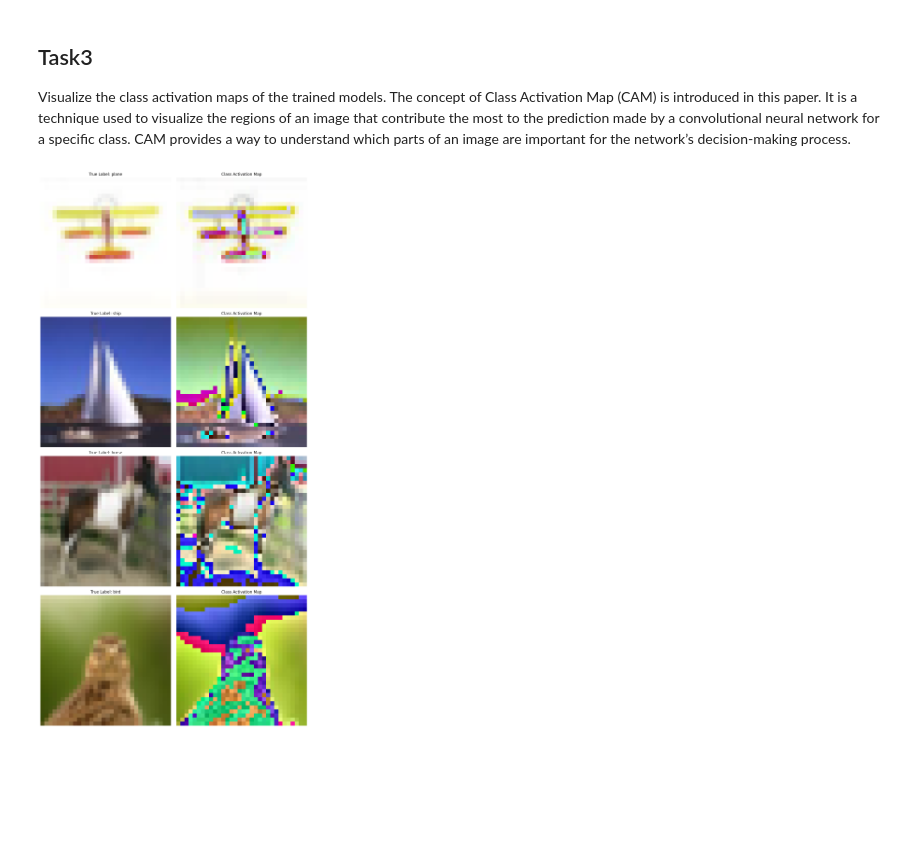
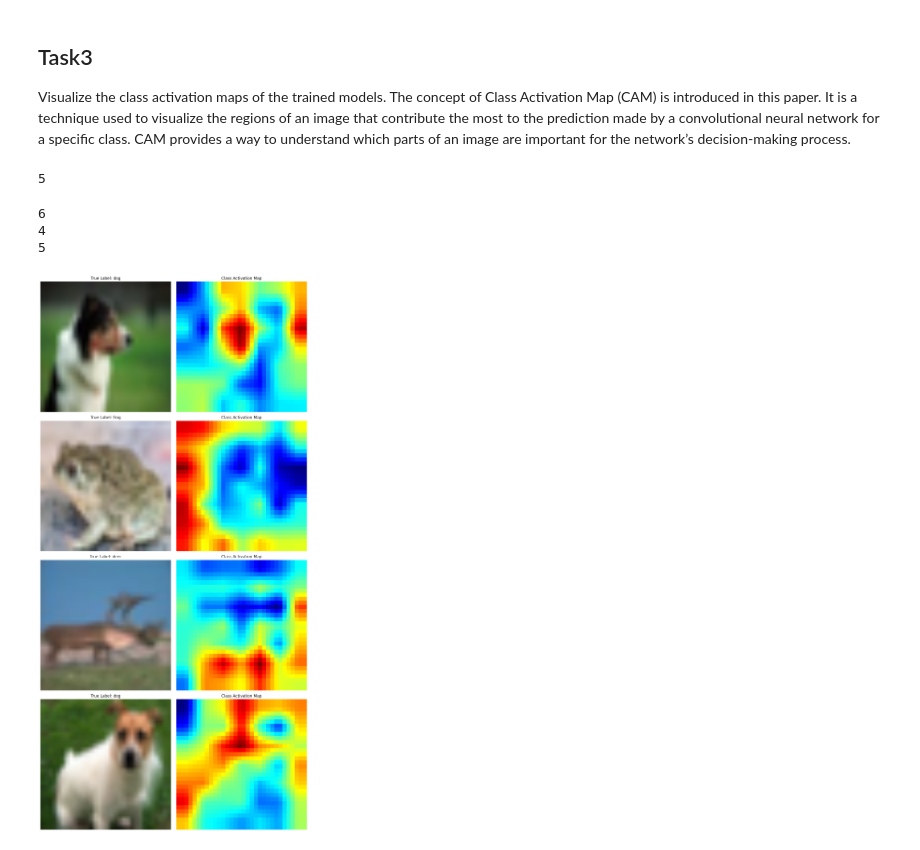
Before and after one commit to Jiang-Feiyu/Deep-learning-Image-Classification, a Jupyter notebook: LP_Relu.ipynb, the cells around one changed output. Drawn from its saved outputs; the diff is of its cells as text; code cells hidden in the pictures; blank space fills up the shorter version.

```diff
--- a/LP_Relu.ipynb
+++ b/LP_Relu.ipynb
@@ -13,10 +14,12 @@ import PIL
 
 # Data augmentation transformations for training
 train_transform = transforms.Compose([
+
     transforms.RandomHorizontalFlip(p=0.5),  # Randomly flip the image horizontally with a probability of 0.5
     transforms.RandomAffine(degrees=(-5, 5), translate=(0.1, 0.1), scale=(0.9, 1.1)),  # Apply random affine transformations including rotation, translation, and scaling
     transforms.ColorJitter(brightness=0.2, contrast=0.2, saturation=0.2, hue=0.2),  # Apply color distortion
     transforms.RandomCrop(size=(32, 32), padding=4),  # Randomly crop the image with padding of 4 pixels
+    transforms.Resize(size=[32,224], max_size=224,),
     transforms.ToTensor(),  # Convert the image to a PyTorch tensor
     transforms.Normalize((0.5, 0.5, 0.5), (0.5, 0.5, 0.5))  # Normalize the tensor by scaling pixel values to the range [-1, 1]
 ])
@@ -151,8 +156,13 @@ import torch.optim as optim
 # Define the loss function
 criterion = nn.CrossEntropyLoss()
 
+optimizer_lst = []
+optimizer_lst.append({"params": net.fc.weight, "lr": 0.0001})
+optimizer_lst.append({"params": net.fc.bias, "lr": 0.0001})
+
 # Define the optimizer (Stochastic Gradient Descent)
-optimizer = optim.SGD(net.parameters(), lr=0.001, momentum=0.9, weight_decay=0)
+# optimizer = optim.SGD(net.parameters(), lr=0.001, momentum=0.9, weight_decay=0)
+optimizer = optim.SGD(optimizer_lst, lr=0.001, momentum=0.9, weight_decay=0)
 
 # Learning rate scheduler using ReduceLROnPlateau strategy
 scheduler = optim.lr_scheduler.ReduceLROnPlateau(optimizer, mode='min', factor=0.1, patience=10, verbose=True, min_lr=0)
@@ -349,6 +390,11 @@ import torchvision.transforms as transforms
 import torch.nn.functional as F
 import cv2
 import numpy as np
+
+# hook the feature extractor
+features_blobs = []
+def hook_feature(module, input, output):
+    features_blobs.append(output.cpu())
 
 # Function to get the CAM for a specific class
 def get_cam(model, input_image, target_class):
@@ -358,34 +404,47 @@ def get_cam(model, input_image, target_class):
     # Ensure input_image is a PyTorch tensor
     input_image = input_image.to(device)
 
-    # Get the feature map from the last convolutional layer
-    feature_map = model.layer4[1].conv2(
-        model.layer4[0].conv1(
-            model.layer3[1].conv2(
-              model.layer3[0].conv1(
-                model.layer2[1].conv2(
-                  model.layer2[0].conv1(
-                    model.layer1[1].conv2(
-                        model.layer1[0].conv1(
-                            model.conv1(input_image))))
-                ))
-            ))
-        )
+    # Get the feature map from the last convolutional layer #改成整个model，不只是conv
+    # feature_map = model.layer4[1].conv2(
+    #     model.layer4[0].conv1(
+    #         model.layer3[1].conv2(
+    #           model.layer3[0].conv1(
+    #             model.layer2[1].conv2(
+    #               model.layer2[0].conv1(
+    #                 model.layer1[1].conv2(
+    #                     model.layer1[0].conv1(
+    #                         model.conv1(input_image))))
+    #             ))
+    #         ))
+    #     )
+    net._modules.get("layer4").register_forward_hook(hook_feature)
+    logit = model(input_image)
+    _, target_class = logit.max(-1)
+    target_class = target_class.reshape(-1).cpu()[0]
+    print(target_class)
+
+    feature_map = features_blobs[-1]
 
     params = list(net.parameters())
     weight_softmax = params[-2]
 
     # Get the weights of the last convolutional layer
-    weights = model.layer4[1].conv2.weight.data
+    # weights = model.layer4[1].conv2.weight.data
     b, c, h ,w = feature_map.shape
+    # for i in features_blobs:
+    #   print(i.shape)
+    # print(b,c,h,w)
+
+    feature_map = torch.tensor(feature_map)
     feature_map = feature_map.reshape(b,c,h,w).permute(0,2,3,1)
     weight_softmax = weight_softmax.permute(1,0)
-    cam = feature_map @ weight_softmax
+    cam = feature_map @ weight_softmax.cpu()
     cam = cam[..., target_class]
 
+
     # Normalize the CAM
-    cam = cam - torch.min(cam)
-    cam = cam / torch.max(cam)
+    # cam = cam - torch.min(cam)
+    # cam = cam / torch.max(cam)
 
     # Resize the CAM to match the input image size
     cam = F.interpolate(cam.unsqueeze(1), size=(32, 32), mode='bilinear', align_corners=False)
@@ -403,7 +462,7 @@ def overlay_cam(input_image, cam):
 
     heatmap = cv2.applyColorMap(np.uint8(255 * cam), cv2.COLORMAP_JET)
     heatmap = np.float32(heatmap) / 255
-    cam_image = heatmap + np.float32(input_image_pil)
+    cam_image = heatmap
 
     # Normalize the CAM image
     cam_image = cam_image / np.max(cam_image)
@@ -418,32 +477,36 @@ num_images_to_display = 4
 
 # Create subplots for the specified number of images
 fig, axes = plt.subplots(num_images_to_display, 2, figsize=(12, 6 * num_images_to_display))
 
 for i in range(num_images_to_display):
     # Choose a random image from the test set
     random_image, true_label = test_set[np.random.randint(len(test_set))]
     random_image = random_image.unsqueeze(0)
-    random_image = F.interpolate(random_image, size=(32, 32), mode='bilinear', align_corners=False)
+    random_image = F.interpolate(random_image, size=(224, 224), mode='bilinear', align_corners=False)
 
     # Get the CAM for the true label of the random image
     cam = get_cam(net, random_image, true_label)
 
     # Overlay the CAM on the original image
     cam_image = overlay_cam(random_image, cam)
 
     # Convert the image back to [0, 1] range for visualization
     input_image_display = (np.transpose(random_image.numpy()[0], (1, 2, 0)) + 1) / 2
 
     # Display the original image and the CAM overlay in the corresponding subplot
     axes[i, 0].imshow(input_image_display)
     axes[i, 0].set_title(f"True Label: {classes[true_label]}")
     axes[i, 0].axis('off')
     axes[i, 1].imshow(cam_image)
     axes[i, 1].set_title("Class Activation Map")
     axes[i, 1].axis('off')
 
 plt.tight_layout()
 plt.show()
 # activation
 # %% [output]
+5
+6
+4
+5
-[figure, old version]
+[figure, new version]
```
Also changed, not shown: parts of 6 cells of this notebook.
